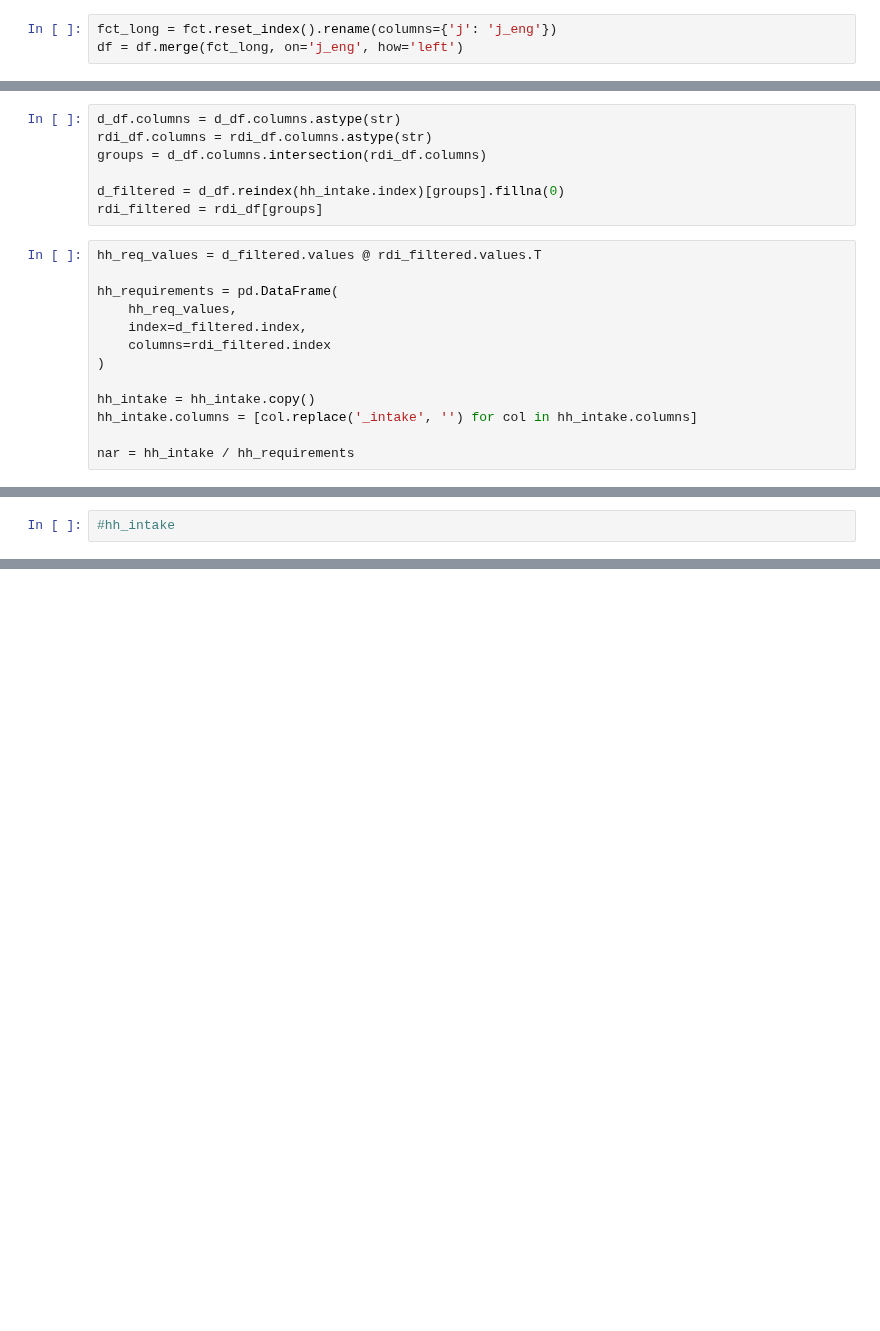
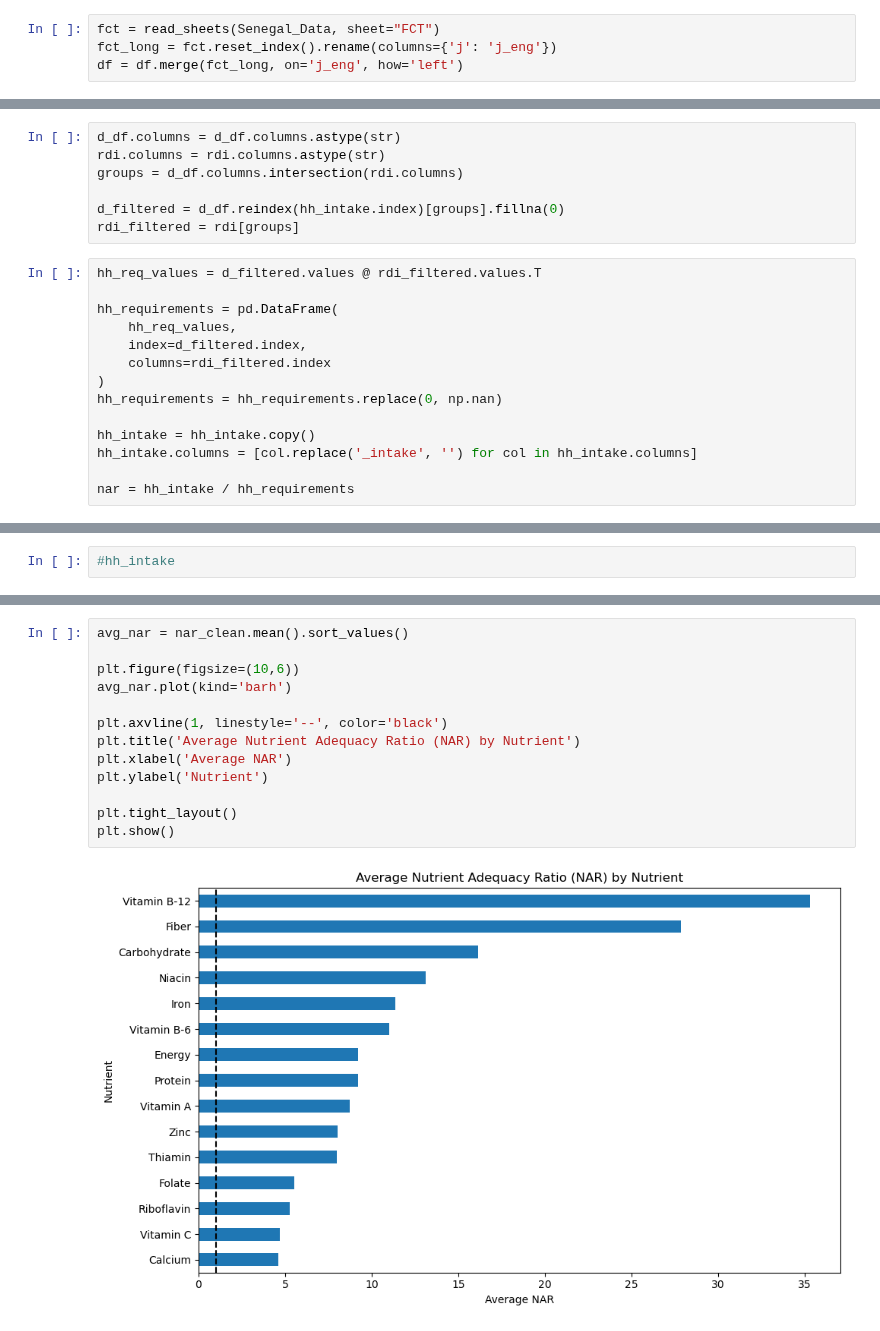
Before and after one commit to IvanChan511/EEP_153_Project_3, a Jupyter notebook: Project 3 Final Code.ipynb, the cells around one changed output, grey strips where cells are left out. Saved outputs shown, nothing was run; the diff lists cells and outputs as text; blank space fills up the shorter version.

Commit message:
Visualization on Nutritional Adaquacy

```diff
--- a/Project 3 Final Code.ipynb
+++ b/Project 3 Final Code.ipynb
@@ -842,3 +906,4 @@ df
 # %%
+fct = read_sheets(Senegal_Data, sheet="FCT")
 fct_long = fct.reset_index().rename(columns={'j': 'j_eng'})
 df = df.merge(fct_long, on='j_eng', how='left')
@@ -878,11 +956,11 @@ def clean_demographic(col):
 d_df.columns = [clean_demographic(col) for col in d_df.columns]
 # %%
 d_df.columns = d_df.columns.astype(str)
-rdi_df.columns = rdi_df.columns.astype(str)
-groups = d_df.columns.intersection(rdi_df.columns)
+rdi.columns = rdi.columns.astype(str)
+groups = d_df.columns.intersection(rdi.columns)
 
 d_filtered = d_df.reindex(hh_intake.index)[groups].fillna(0)
-rdi_filtered = rdi_df[groups]
+rdi_filtered = rdi[groups]
 # %%
 hh_req_values = d_filtered.values @ rdi_filtered.values.T
 
@@ -891,6 +969,7 @@ hh_requirements = pd.DataFrame(
     index=d_filtered.index,
     columns=rdi_filtered.index
 )
+hh_requirements = hh_requirements.replace(0, np.nan)
 
 hh_intake = hh_intake.copy()
 hh_intake.columns = [col.replace('_intake', '') for col in hh_intake.columns]
@@ -905,0 +1014,15 @@ nar_clean
+# %%
+avg_nar = nar_clean.mean().sort_values()
+
+plt.figure(figsize=(10,6))
+avg_nar.plot(kind='barh')
+
+plt.axvline(1, linestyle='--', color='black')
+plt.title('Average Nutrient Adequacy Ratio (NAR) by Nutrient')
+plt.xlabel('Average NAR')
+plt.ylabel('Nutrient')
+
+plt.tight_layout()
+plt.show()
+# %% [output]
+[figure, added]
```
Also changed, not shown: parts of 26 cells of this notebook.
